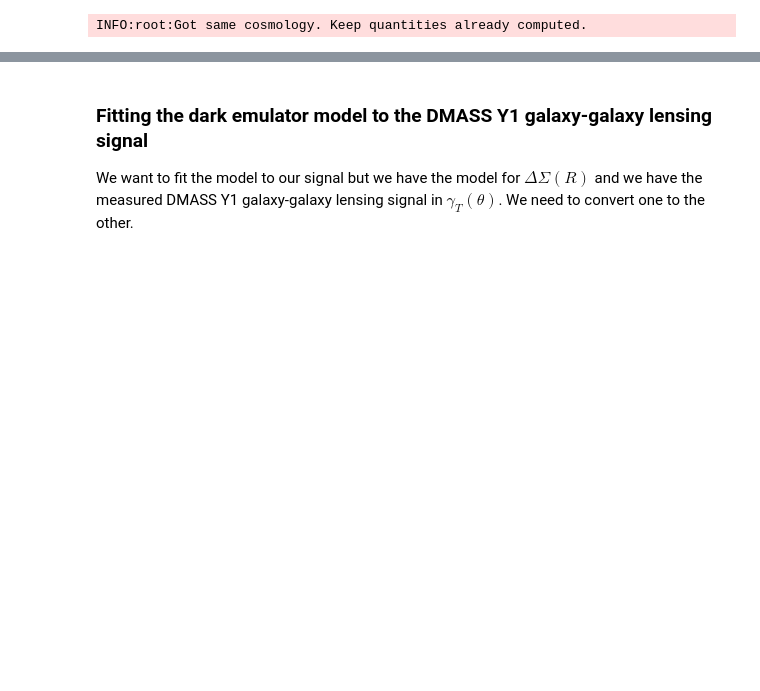
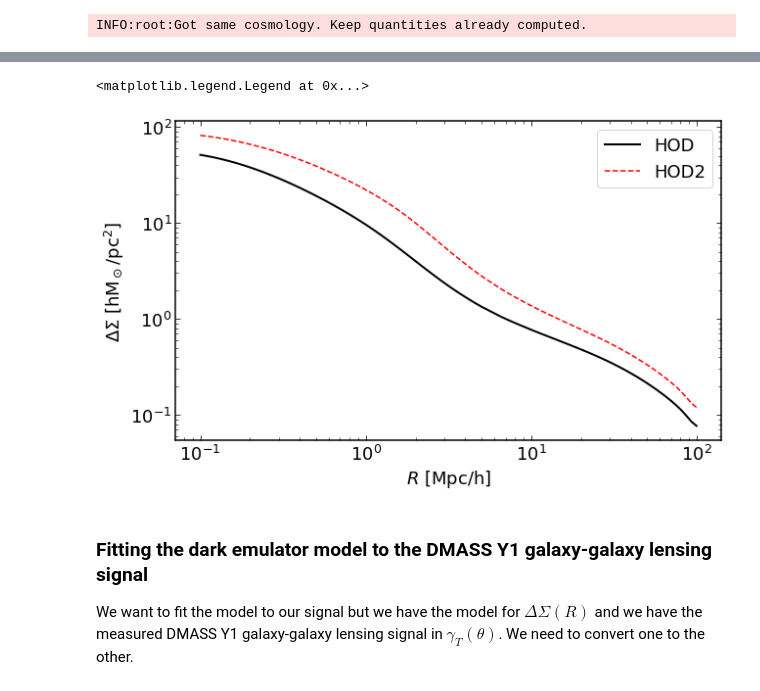
Before and after one commit to sujeong-lee/DMASS, a Jupyter notebook: notebook/misc/darkemulator_fits.ipynb, the cells around one changed output, grey strips where cells are left out. Cells and saved outputs as stored; diff of their text form; code cells hidden in the pictures; blank space fills up the shorter version.

```diff
--- a/notebook/misc/darkemulator_fits.ipynb
+++ b/notebook/misc/darkemulator_fits.ipynb
@@ -45,6 +51,7 @@ To learn what the actual parameters are, you will need to check the documentatio
 # %%
 # Initialization of a python class that sets cosmology, halo occupation distribution parameters (HOD), and more
 hod = model_hod.darkemu_x_hod({"fft_num":8})
+hod2 = model_hod.darkemu_x_hod({"fft_num":8})
 # %% [output]
 initialize cosmo_class
 Initialize pklin emulator
@@ -104,3 +112,17 @@ DEBUG:matplotlib.font_manager:findfont: Matching :family=DejaVu Sans Display:sty
+# %%
+# Compare different HOD parameters
+plt.figure(figsize=(10,6))
+
+# Plot each of the different halo model components
+plt.loglog(r, hod.get_ds(r, redshift), linewidth = 2, color = "k", label = "HOD")
+plt.loglog(r, hod2.get_ds(r, redshift), "--", color = "r", label = "HOD2")
+
+plt.xlabel(r"$R$ [Mpc/h]")
+plt.ylabel(r"$\Delta\Sigma$ [hM$_\odot$/pc$^2$]")
+plt.legend()
+# %% [output]
+<matplotlib.legend.Legend at 0x...>
+[figure, added]
 # %% [markdown]
 ### Fitting the dark emulator model to the DMASS Y1 galaxy-galaxy lensing signal
 
```
Also changed, not shown: parts of 14 cells of this notebook.
